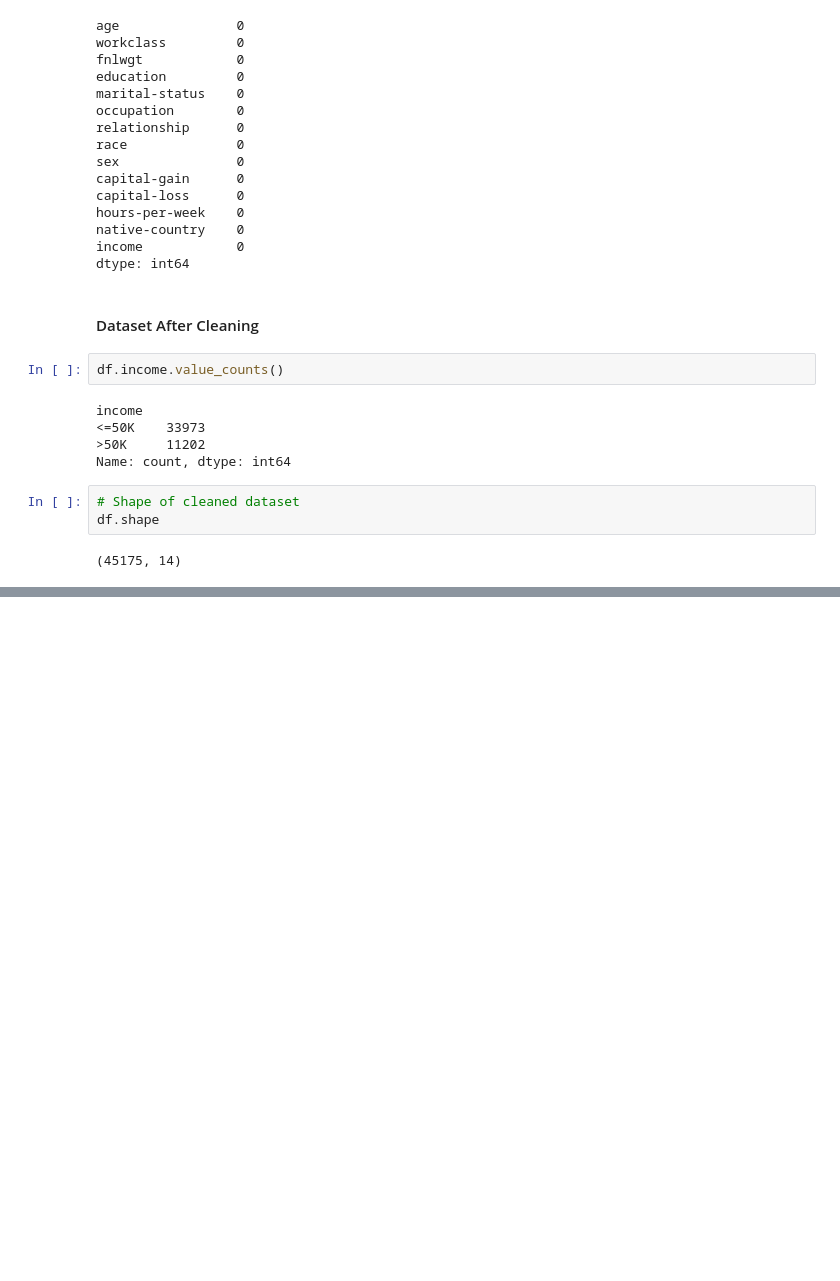
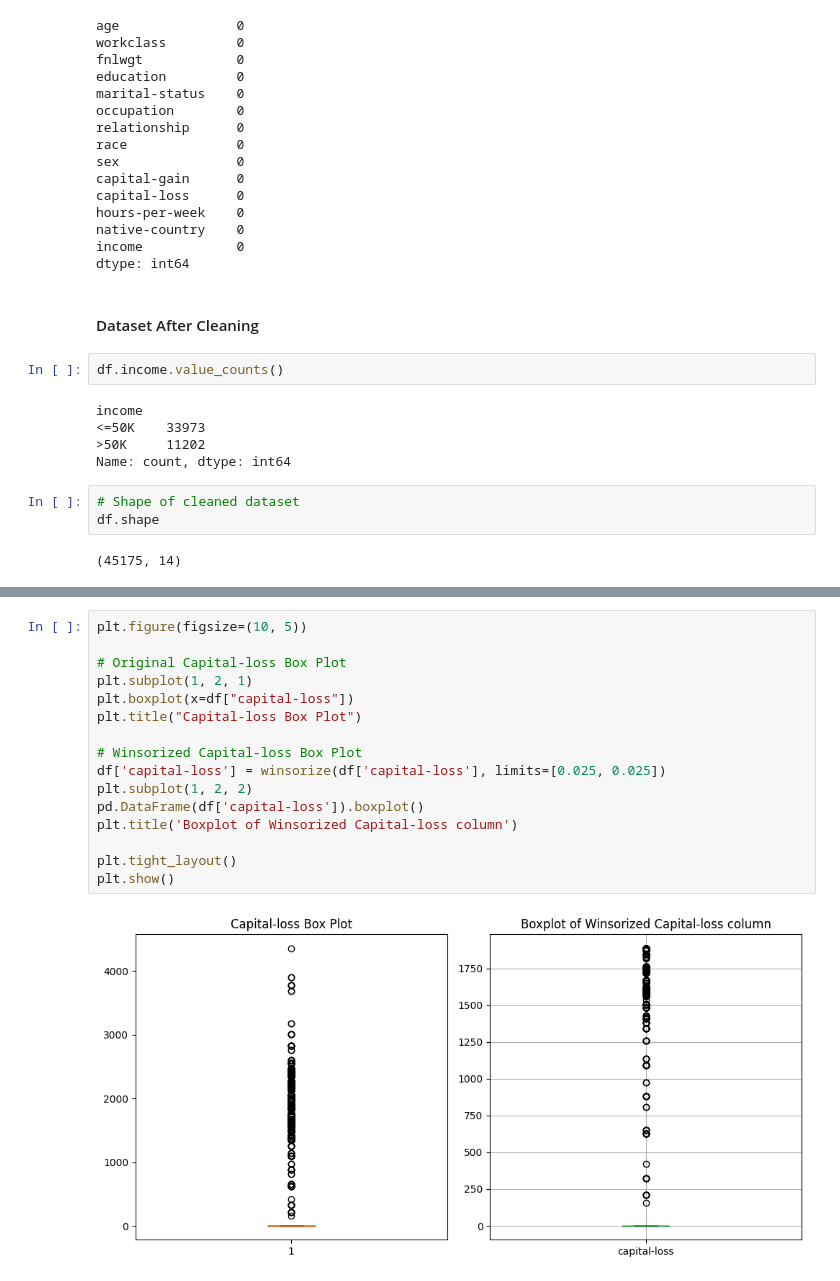
Before and after one commit to PehansiK/Census-Income-Prediction, a Jupyter notebook: DataPreprocessing.ipynb, the cells around one changed output, grey strips where cells are left out. Drawn from its saved outputs; the diff is of its cells as text; blank space fills up the shorter version.

```diff
--- a/DataPreprocessing.ipynb
+++ b/DataPreprocessing.ipynb
@@ -316,0 +370,18 @@ df.to_csv('Dataset/cleaned_adult.csv', index=False)
+# %%
+plt.figure(figsize=(10, 5))
+
+# Original Capital-loss Box Plot
+plt.subplot(1, 2, 1)
+plt.boxplot(x=df["capital-loss"])
+plt.title("Capital-loss Box Plot")
+
+# Winsorized Capital-loss Box Plot
+df['capital-loss'] = winsorize(df['capital-loss'], limits=[0.025, 0.025])
+plt.subplot(1, 2, 2)
+pd.DataFrame(df['capital-loss']).boxplot()
+plt.title('Boxplot of Winsorized Capital-loss column')
+
+plt.tight_layout()
+plt.show()
+# %% [output]
+[figure, added]
```
Also changed, not shown: parts of 12 cells of this notebook.
